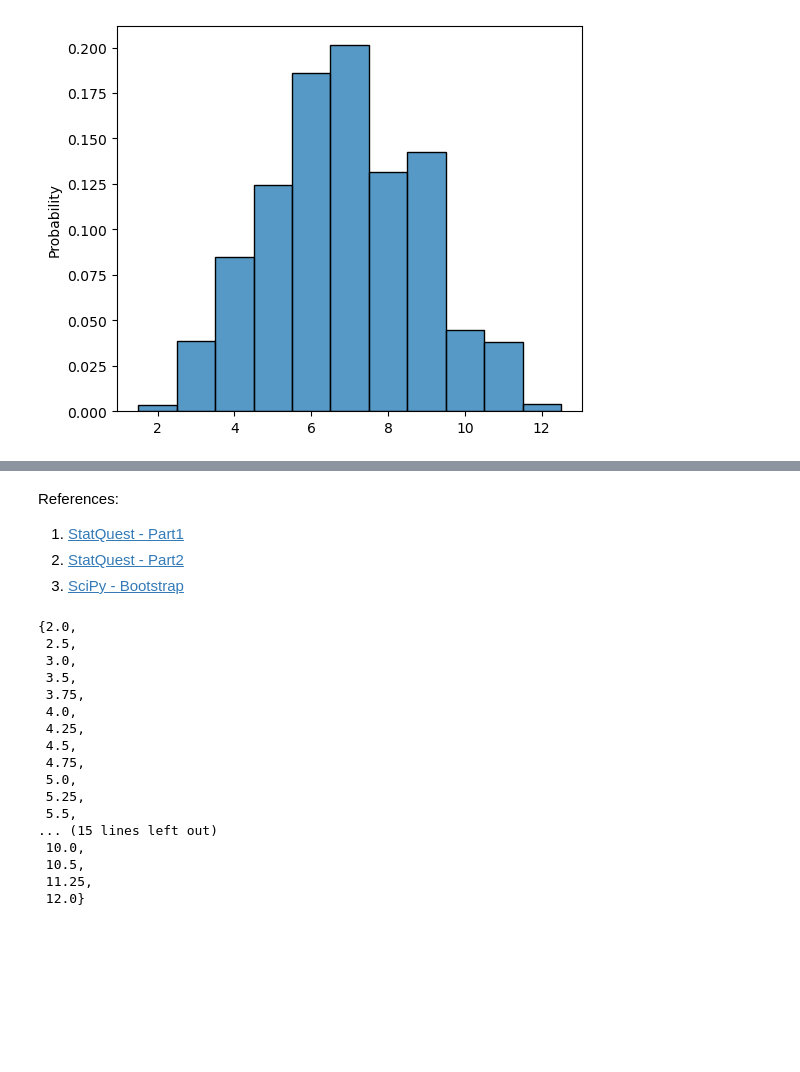
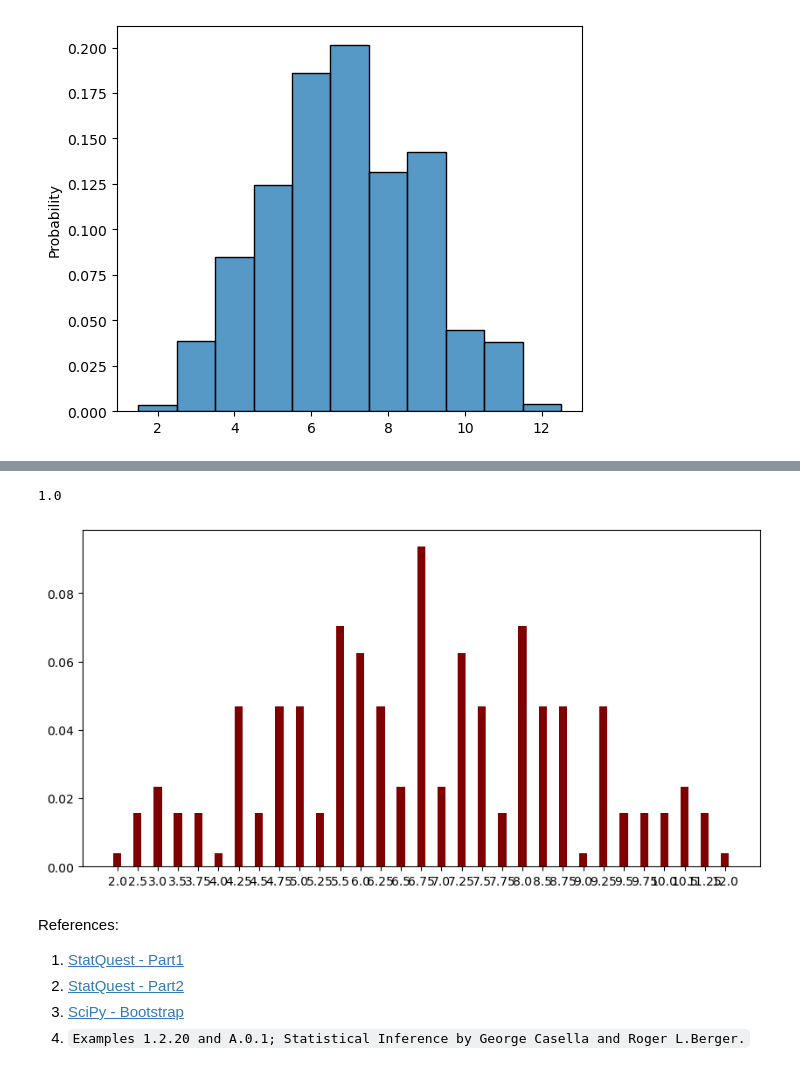
Before and after one commit to d-saikrishna/DataScience, a Jupyter notebook: Stats/Bootstrapping.ipynb, the cells around one changed output, grey strips where cells are left out. Cells and saved outputs as stored; diff of their text form; code cells hidden in the pictures; blank space fills up the shorter version.

```diff
--- a/Stats/Bootstrapping.ipynb
+++ b/Stats/Bootstrapping.ipynb
@@ -46,0 +62,4 @@ plt.show()
+# %%
+data = [2, 4, 9, 12]
+unordered_samplesspace = list(combinations_with_replacement(data, len(data)))
+unordered_samplesspace
@@ -46,0 +100,17 @@ plt.show()
+# %%
+means = []
+probs = []
+for unordered_sample in unordered_samplesspace:
+    means.append(np.mean(unordered_sample))
+    repetitions = [[x,unordered_sample.count(x)] for x in set(unordered_sample)]
+    reptitions_factorials = np.prod([factorial(repetition[1]) for repetition in repetitions])
+
+    num_associated_ordered_samples = factorial(len(unordered_sample))/(reptitions_factorials)
+    prob_unordered_sample = (num_associated_ordered_samples)/256
+    probs.append(prob_unordered_sample)
+# %%
+df = pd.DataFrame([means, probs]).T
+df.columns = ['avg', 'prob']
+# %%
+df = df.groupby('avg')[['prob']].sum().reset_index()
+df
@@ -47,25 +135,17 @@ plt.show()
+# %%
+df.prob.sum()
+# %% [output]
+1.0
+# %%
+fig, ax = plt.subplots(figsize=(10, 5))
+
+plt.bar(df.avg.astype(str), df.prob, color ='maroon',width = 0.4)
+plt.show()
+# %% [output]
+[figure, added]
 # %% [markdown]
 References:
 1. [StatQuest - Part1](https://www.youtube.com/watch?v=Xz0x-8-cgaQ)
 2. [StatQuest - Part2](https://www.youtube.com/watch?v=N4ZQQqyIf6k)
 3. [SciPy - Bootstrap](https://docs.scipy.org/doc/scipy/reference/generated/scipy.stats.bootstrap.html)
+4. `Examples 1.2.20 and A.0.1; Statistical Inference by George Casella and Roger L.Berger.`
-# %%
-set(distribution)
-# %% [output]
-{2.0,
- 2.5,
- 3.0,
- 3.5,
- 3.75,
- 4.0,
- 4.25,
- 4.5,
- 4.75,
- 5.0,
- 5.25,
- 5.5,
-... (15 lines left out)
- 10.0,
- 10.5,
- 11.25,
- 12.0}
```
Also changed, not shown: parts of 9 cells of this notebook, 1 other file.
